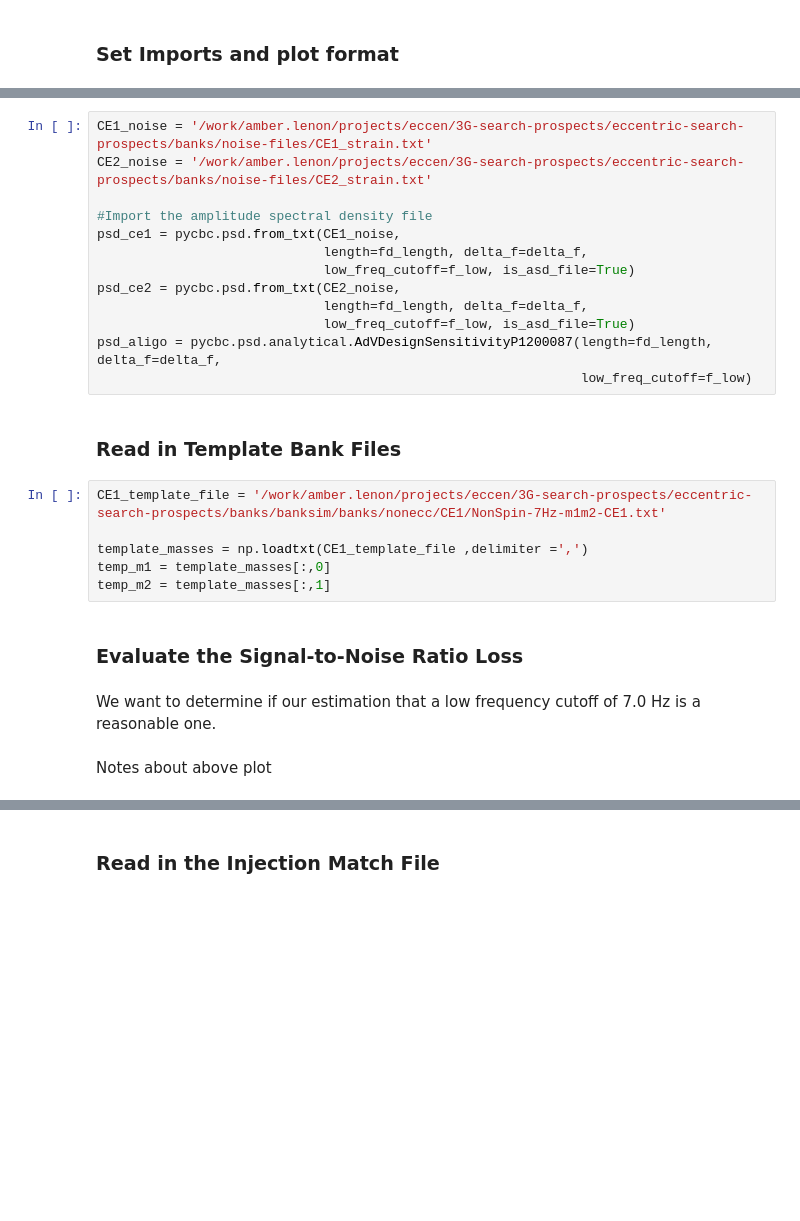
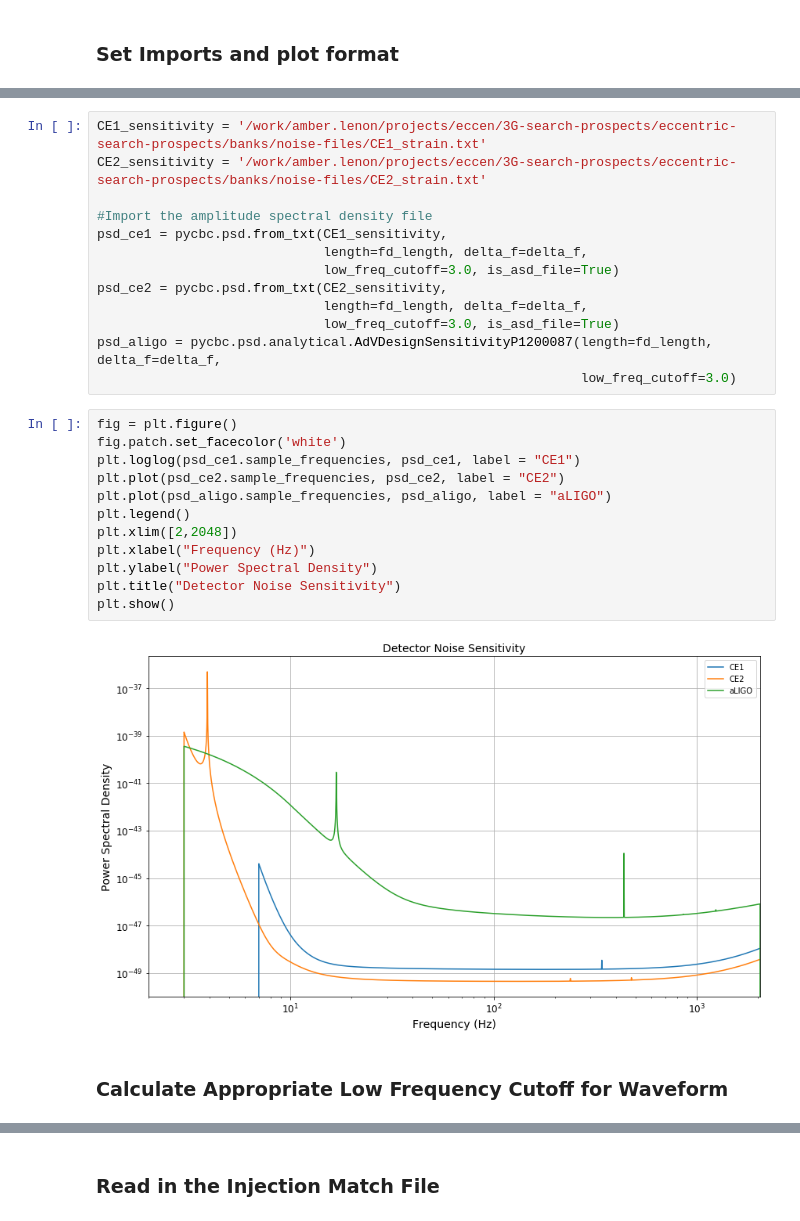
Before and after one commit to lenona/3G-eccentric-search-prospects, a Jupyter notebook: Eccentric Search Prospect.ipynb, the cells around one changed output, grey strips where cells are left out. Cells and saved outputs as stored; diff of their text form; blank space fills up the shorter version.

```diff
--- a/Eccentric Search Prospect.ipynb
+++ b/Eccentric Search Prospect.ipynb
@@ -54,27 +56,29 @@ f_low = 7.0 # Hz
 # %%
-CE1_noise = '/work/amber.lenon/projects/eccen/3G-search-prospects/eccentric-search-prospects/banks/noise-files/CE1_strain.txt'
-CE2_noise = '/work/amber.lenon/projects/eccen/3G-search-prospects/eccentric-search-prospects/banks/noise-files/CE2_strain.txt'
+CE1_sensitivity = '/work/amber.lenon/projects/eccen/3G-search-prospects/eccentric-search-prospects/banks/noise-files/CE1_strain.txt'
+CE2_sensitivity = '/work/amber.lenon/projects/eccen/3G-search-prospects/eccentric-search-prospects/banks/noise-files/CE2_strain.txt'
 
 #Import the amplitude spectral density file
-psd_ce1 = pycbc.psd.from_txt(CE1_noise,
+psd_ce1 = pycbc.psd.from_txt(CE1_sensitivity,
                              length=fd_length, delta_f=delta_f,
-                             low_freq_cutoff=f_low, is_asd_file=True)
-psd_ce2 = pycbc.psd.from_txt(CE2_noise,
+                             low_freq_cutoff=3.0, is_asd_file=True)
+psd_ce2 = pycbc.psd.from_txt(CE2_sensitivity,
                              length=fd_length, delta_f=delta_f,
-                             low_freq_cutoff=f_low, is_asd_file=True)
+                             low_freq_cutoff=3.0, is_asd_file=True)
 psd_aligo = pycbc.psd.analytical.AdVDesignSensitivityP1200087(length=fd_length, delta_f=delta_f,
-                                                              low_freq_cutoff=f_low)
+                                                              low_freq_cutoff=3.0)
-# %% [markdown]
-### Read in Template Bank Files
-# %%
-CE1_template_file = '/work/amber.lenon/projects/eccen/3G-search-prospects/eccentric-search-prospects/banks/banksim/banks/nonecc/CE1/NonSpin-7Hz-m1m2-CE1.txt'
-
-template_masses = np.loadtxt(CE1_template_file ,delimiter =',')
-temp_m1 = template_masses[:,0]
-temp_m2 = template_masses[:,1]
-# %% [markdown]
-### Evaluate the Signal-to-Noise Ratio Loss
-# %% [markdown]
-We want to determine if our estimation that a low frequency cutoff of 7.0 Hz is a reasonable one.
-# %% [markdown]
-Notes about above plot
+# %%
+fig = plt.figure()
+fig.patch.set_facecolor('white')
+plt.loglog(psd_ce1.sample_frequencies, psd_ce1, label = "CE1")
+plt.plot(psd_ce2.sample_frequencies, psd_ce2, label = "CE2")
+plt.plot(psd_aligo.sample_frequencies, psd_aligo, label = "aLIGO")
+plt.legend()
+plt.xlim([2,2048])
+plt.xlabel("Frequency (Hz)")
+plt.ylabel("Power Spectral Density")
+plt.title("Detector Noise Sensitivity")
+plt.show()
+# %% [output]
+[figure, added]
+# %% [markdown]
+###  Calculate Appropriate Low Frequency Cutoff for Waveform
```
Also changed, not shown: parts of 34 cells of this notebook.
